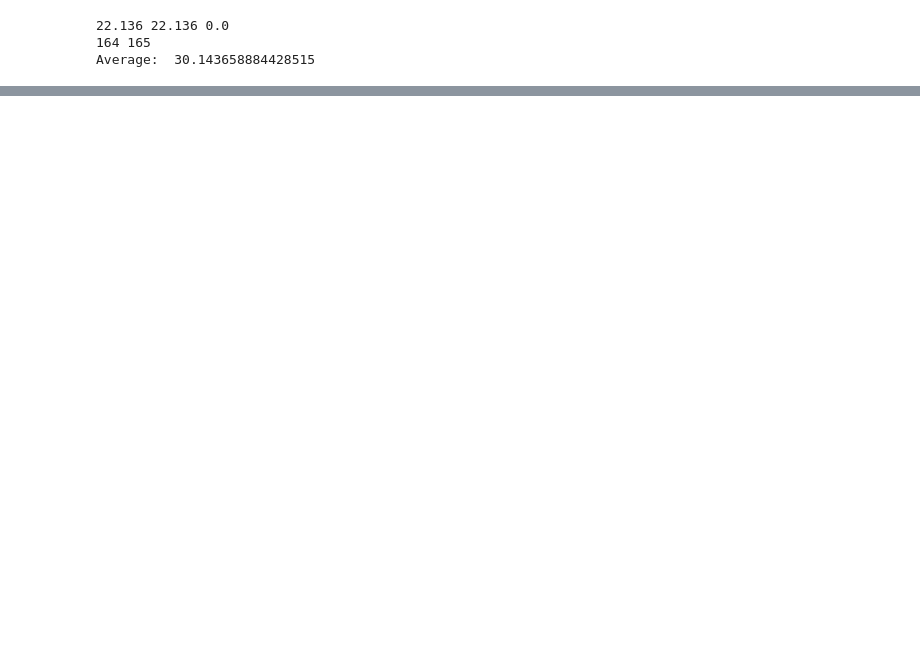
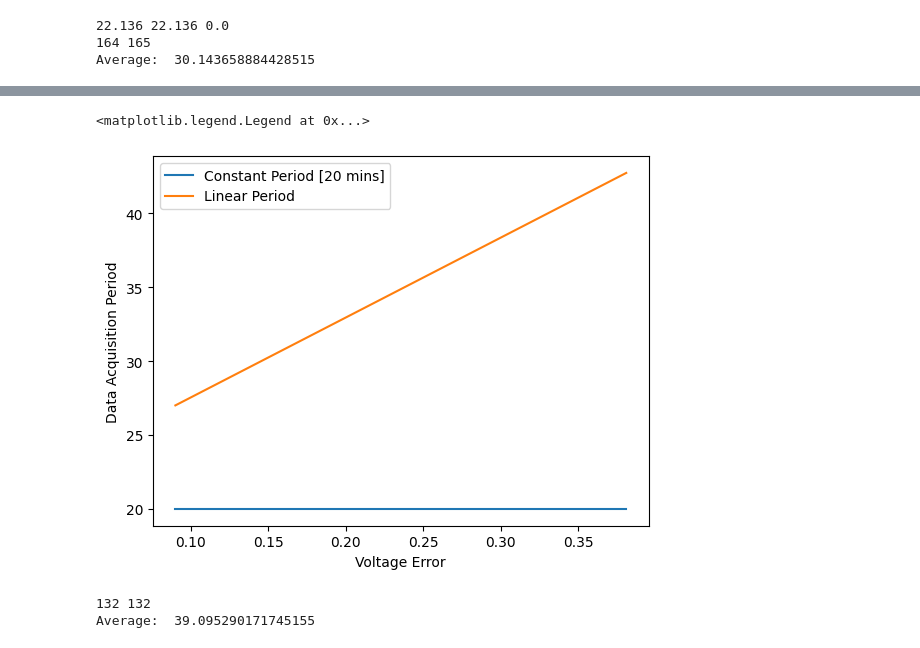
Before and after one commit to devjoshi9031/BeeHive-Sensing-Energy-Management-, a Jupyter notebook: pid/plot.ipynb, the cells around one changed output, grey strips where cells are left out. Cells and saved outputs as stored; diff of their text form; code cells hidden in the pictures; blank space fills up the shorter version.

```diff
--- a/pid/plot.ipynb
+++ b/pid/plot.ipynb
@@ -153,0 +414,20 @@ Average:  30.143658884428515
+# %%
+# fig= plt.gcf()
+# fig.subplots_adjust(bottom=0.15)
+# plt.plot(feedback_exp_dec_list[1:],time_exp_dec_list[1:], label='Exp. Dec Period')
+plt.plot(error_const_list[1:],time_const_list[1:], label='Constant Period [20 mins]')
+# plt.plot(feedback_const_list_60[1:],time_const_list_60[1:],label='Const 60 Period')
+plt.plot(error_lin_list[1:],time_lin_list[1:], label='Linear Period')
+
+plt.xlabel("Voltage Error")
+plt.ylabel("Data Acquisition Period")
+plt.legend()
+# %% [output]
+<matplotlib.legend.Legend at 0x...>
+[figure, added]
+# %%
+sum_value=sum(time_lin_list)
+print("Average: ",sum_value/len(time_lin_list))
+# %% [output]
+132 132
+Average:  39.095290171745155
```
Also changed, not shown: parts of 9 cells of this notebook, 2 other files.
